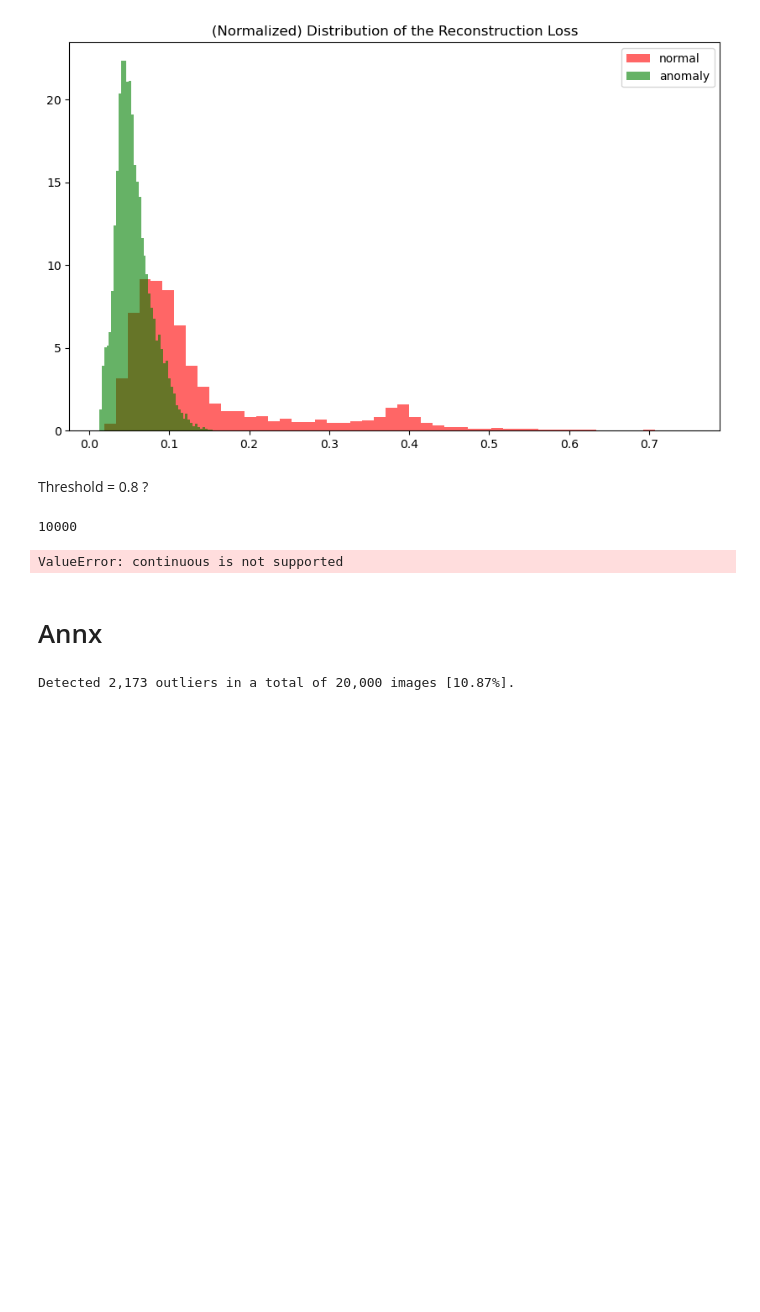
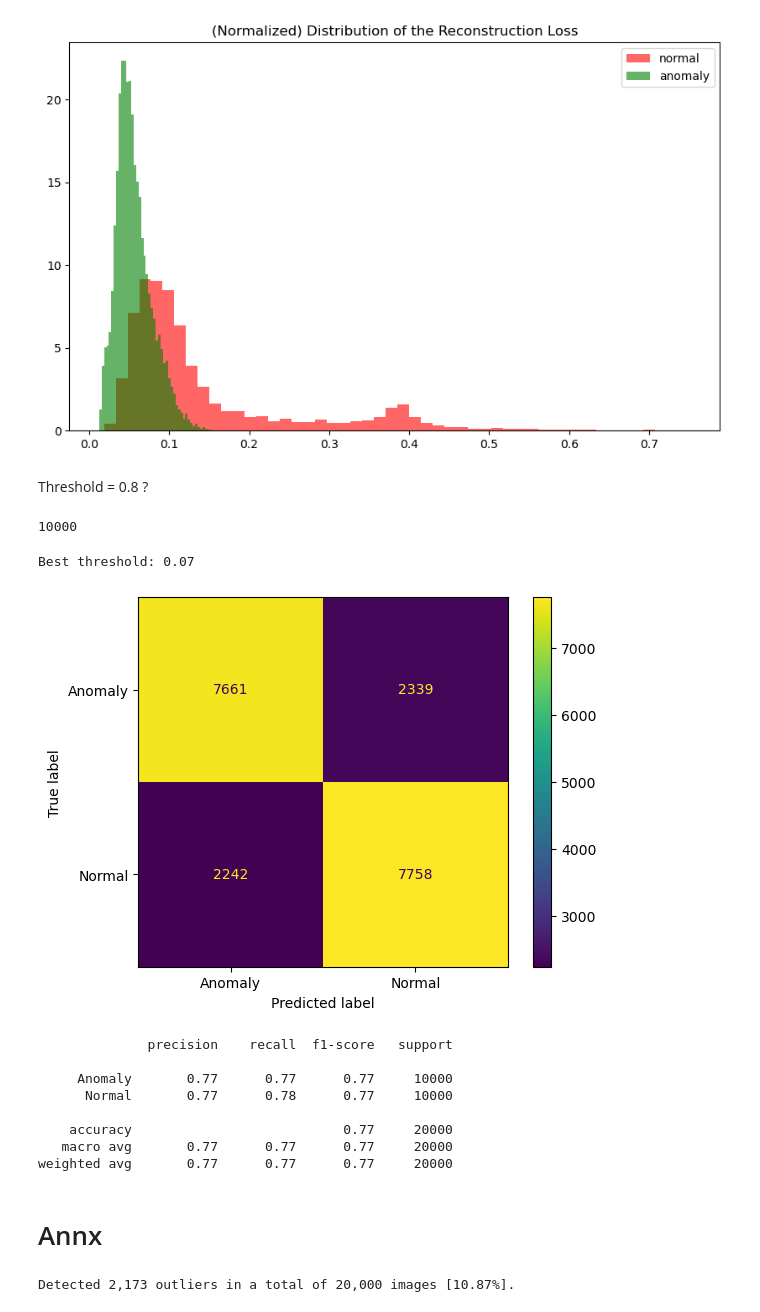
Before and after one commit to jimi-117/autoencoder, a Jupyter notebook: ae_test.ipynb, the cells around one changed output. Saved outputs shown, nothing was run; the diff lists cells and outputs as text; code cells hidden in the pictures; blank space fills up the shorter version.

```diff
--- a/ae_test.ipynb
+++ b/ae_test.ipynb
@@ -75,29 +75,51 @@ Threshold = 0.8 ?
 len(anomaly)
 # %% [output]
 10000
-# %%
-from sklearn.metrics import accuracy_score, confusion_matrix, precision_score, recall_score
-import seaborn as sns
-import numpy as np
-
-def plot_confusion_matrix(anomaly: np.ndarray, normal: np.ndarray) -> None:
-    """
-    Plots the confusion matrix using the anomaly and normal arrays.
-
-    Args:
-        anomaly (np.ndarray): Array of anomaly values.
-        normal (np.ndarray): Array of normal values.
-
-    Returns:
-        None
-    """
-    cm = confusion_matrix(anomaly, normal)
-    sns.heatmap(cm)
-
-# Call the function
-plot_confusion_matrix(anomaly, normal)
-# %% [output]
-ValueError: continuous is not supported
+# %%
+from sklearn.metrics import f1_score, accuracy_score
+from sklearn.metrics import confusion_matrix, ConfusionMatrixDisplay
+
+
+def search_best_threshold():
+    best_threshold = None
+    best_f1 = 0
+
+    for threshold in np.arange(0.05, 1.05, 0.02):  # Using numpy arange to include floating point numbers
+        # Apply threshold to identify anomalies
+        pred = np.where(test_mse < threshold, -1, 1)
+        # Calculate F1 score for the current threshold
+        f1 = f1_score(y_test, pred, pos_label=1)
+
+        # Update the best F1 score and corresponding threshold
+        if f1 > best_f1:
+            best_f1 = f1
+            best_threshold = threshold
+    print("Best threshold:", best_threshold)
+    return best_threshold
+
+predicted_test = np.where(test_mse < search_best_threshold(), -1, 1)
+# Create the confusion matrix
+
+conf_matrix = confusion_matrix(y_test, predicted_test)
+# Display the confusion matrix
+disp = ConfusionMatrixDisplay(confusion_matrix=conf_matrix, display_labels=["Anomaly", "Normal"])
+disp.plot(values_format='.5g') # Set the format for the numeric values
+plt.show()
+
+# Calculate and display performance metrics
+from sklearn.metrics import classification_report
+print(classification_report(y_test, predicted_test, target_names=["Anomaly", "Normal"]))
+# %% [output]
+Best threshold: 0.07
+[figure, added]
+              precision    recall  f1-score   support
+
+     Anomaly       0.77      0.77      0.77     10000
+      Normal       0.77      0.78      0.77     10000
+
+    accuracy                           0.77     20000
+   macro avg       0.77      0.77      0.77     20000
+weighted avg       0.77      0.77      0.77     20000
 # %% [markdown]
 # Annx
 # %%
```
Also changed, not shown: 1 other file.
